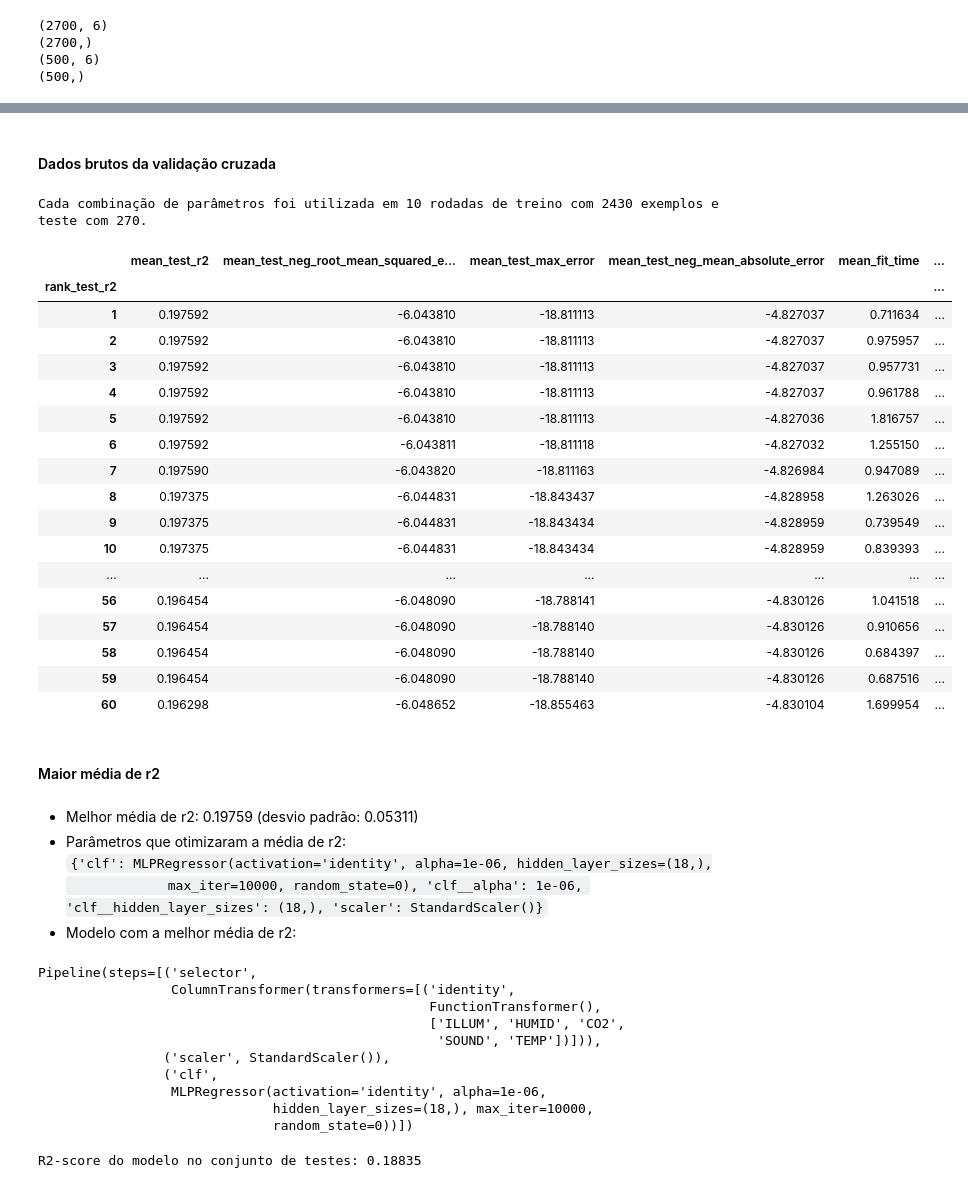
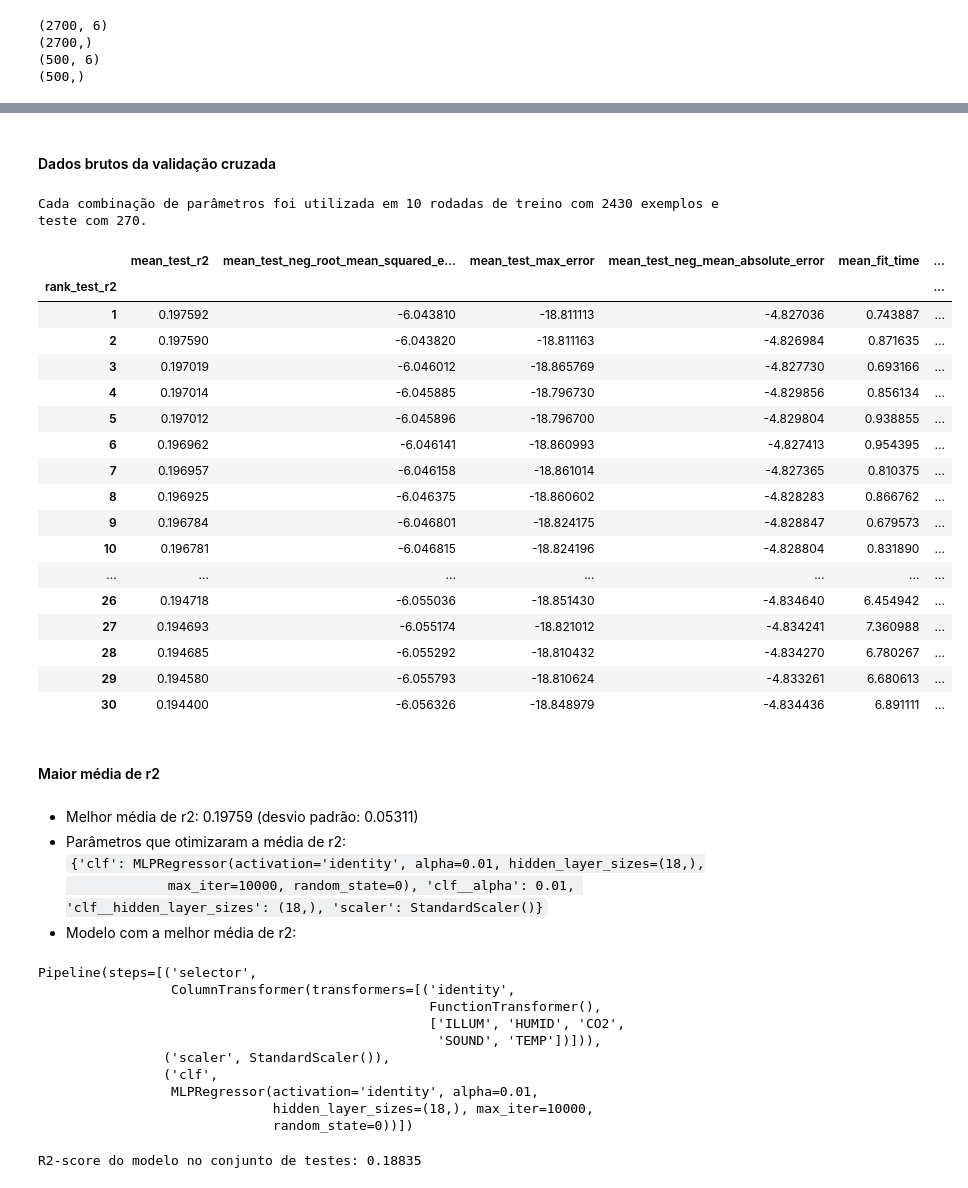
Before and after one commit to he7d3r/maratona-behind-the-code-2021, a Jupyter notebook: 2-quanam/solução/notebook.ipynb, the cells around one changed output, grey strips where cells are left out. Drawn from its saved outputs; the diff is of its cells as text; code cells hidden in the pictures.

```diff
--- a/2-quanam/solução/notebook.ipynb
+++ b/2-quanam/solução/notebook.ipynb
@@ -249,11 +249,11 @@ param_grid = [
     # }
     {
     'clf': [MLPRegressor(max_iter=10000, early_stopping=False, activation='identity', random_state=seed)],
-    'scaler': [StandardScaler(), RobustScaler()],
+    'scaler': [StandardScaler()],
     'clf__hidden_layer_sizes': [
-        (18,), (5, 30), (10, 50), (30, 5), (30, 50), (40, 50), (50, 30),
+        (13,), (14,), (15,), (16,), (17,), (18,), (19,), (20,), (21,), (22,), (23,),
     ],
-    'clf__alpha': [0.000001, 0.00001, 0.0001, 0.001, 0.01, 0.1, 1, 10, 100, 1000, 10000, 100000],
+    'clf__alpha': [0.01, 1, 100],
     },
 ]
 # %%
@@ -287,34 +284,34 @@ Tempo gasto para treinar o modelo 10 vezes com cada combinação de parâmetros
 # %%
 display(HTML('<h4>Dados brutos da validação cruzada</h4>'))
 print(f'Cada combinação de parâmetros foi utilizada em {cv_num} rodadas de treino com {cv_train_size} exemplos e teste com {cv_test_size}.')
 
 rank_col = 'rank_test_' + scoring[0]
 cv_df = pd.DataFrame(cv.cv_results_).sort_values(rank_col).set_index(rank_col)
 
 cols = [f'mean_test_{item}' for item in scoring] + ['mean_fit_time', 'params']
 with pd.option_context('display.max_colwidth', None):
-    display(cv_df[cols].head(60))
+    display(cv_df[cols].head(30))
 # %% [output]
 Dados brutos da validação cruzada
 Cada combinação de parâmetros foi utilizada em 10 rodadas de treino com 2430 exemplos e teste com 270.
 |  | mean_test_r2 | mean_test_neg_root_mean_squared_e... | mean_test_max_error | mean_test_neg_mean_absolute_error | mean_fit_time | ... |
 | rank_test_r2 |  |  |  |  |  | ... |
-| 1 | 0.197592 | -6.043810 | -18.811113 | -4.827037 | 0.711634 | ... |
-| 2 | 0.197592 | -6.043810 | -18.811113 | -4.827037 | 0.975957 | ... |
-| 3 | 0.197592 | -6.043810 | -18.811113 | -4.827037 | 0.957731 | ... |
-| 4 | 0.197592 | -6.043810 | -18.811113 | -4.827037 | 0.961788 | ... |
-| 5 | 0.197592 | -6.043810 | -18.811113 | -4.827036 | 1.816757 | ... |
-| 6 | 0.197592 | -6.043811 | -18.811118 | -4.827032 | 1.255150 | ... |
-| 7 | 0.197590 | -6.043820 | -18.811163 | -4.826984 | 0.947089 | ... |
-| 8 | 0.197375 | -6.044831 | -18.843437 | -4.828958 | 1.263026 | ... |
-| 9 | 0.197375 | -6.044831 | -18.843434 | -4.828959 | 0.739549 | ... |
-| 10 | 0.197375 | -6.044831 | -18.843434 | -4.828959 | 0.839393 | ... |
+| 1 | 0.197592 | -6.043810 | -18.811113 | -4.827036 | 0.743887 | ... |
+| 2 | 0.197590 | -6.043820 | -18.811163 | -4.826984 | 0.871635 | ... |
+| 3 | 0.197019 | -6.046012 | -18.865769 | -4.827730 | 0.693166 | ... |
+| 4 | 0.197014 | -6.045885 | -18.796730 | -4.829856 | 0.856134 | ... |
+| 5 | 0.197012 | -6.045896 | -18.796700 | -4.829804 | 0.938855 | ... |
+| 6 | 0.196962 | -6.046141 | -18.860993 | -4.827413 | 0.954395 | ... |
+| 7 | 0.196957 | -6.046158 | -18.861014 | -4.827365 | 0.810375 | ... |
+| 8 | 0.196925 | -6.046375 | -18.860602 | -4.828283 | 0.866762 | ... |
+| 9 | 0.196784 | -6.046801 | -18.824175 | -4.828847 | 0.679573 | ... |
+| 10 | 0.196781 | -6.046815 | -18.824196 | -4.828804 | 0.831890 | ... |
 | ... | ... | ... | ... | ... | ... | ... |
-| 56 | 0.196454 | -6.048090 | -18.788141 | -4.830126 | 1.041518 | ... |
-| 57 | 0.196454 | -6.048090 | -18.788140 | -4.830126 | 0.910656 | ... |
-| 58 | 0.196454 | -6.048090 | -18.788140 | -4.830126 | 0.684397 | ... |
-| 59 | 0.196454 | -6.048090 | -18.788140 | -4.830126 | 0.687516 | ... |
-| 60 | 0.196298 | -6.048652 | -18.855463 | -4.830104 | 1.699954 | ... |
+| 26 | 0.194718 | -6.055036 | -18.851430 | -4.834640 | 6.454942 | ... |
+| 27 | 0.194693 | -6.055174 | -18.821012 | -4.834241 | 7.360988 | ... |
+| 28 | 0.194685 | -6.055292 | -18.810432 | -4.834270 | 6.780267 | ... |
+| 29 | 0.194580 | -6.055793 | -18.810624 | -4.833261 | 6.680613 | ... |
+| 30 | 0.194400 | -6.056326 | -18.848979 | -4.834436 | 6.891111 | ... |
 # %%
 # #### Melhor combinação de parâmetros para cada modelo
 # model_names = cv_df['param_clf'].astype(str).replace(r'\([\w\W]+', r'', regex=True)
@@ -335,7 +332,7 @@ display(model)
 Maior média de r2
 Melhor média de r2: 0.19759 (desvio padrão: 0.05311)
 Parâmetros que otimizaram a média de r2:
-{'clf': MLPRegressor(activation='identity', alpha=1e-06, hidden_layer_sizes=(18,), max_iter=10000, random_state=0), 'clf__alpha': 1e-06, 'clf__hidden_layer_sizes': (18,), 'scaler': StandardScaler()}
+{'clf': MLPRegressor(activation='identity', alpha=0.01, hidden_layer_sizes=(18,), max_iter=10000, random_state=0), 'clf__alpha': 0.01, 'clf__hidden_layer_sizes': (18,), 'scaler': StandardScaler()}
 Modelo com a melhor média de r2:
 Pipeline(steps=[('selector',
                  ColumnTransformer(transformers=[('identity',
@@ -344,7 +341,7 @@ Pipeline(steps=[('selector',
                                                    'SOUND', 'TEMP'])])),
                 ('scaler', StandardScaler()),
                 ('clf',
-                 MLPRegressor(activation='identity', alpha=1e-06,
+                 MLPRegressor(activation='identity', alpha=0.01,
                               hidden_layer_sizes=(18,), max_iter=10000,
                               random_state=0))])
 # %%
```
Also changed, not shown: parts of 1 cell of this notebook.
